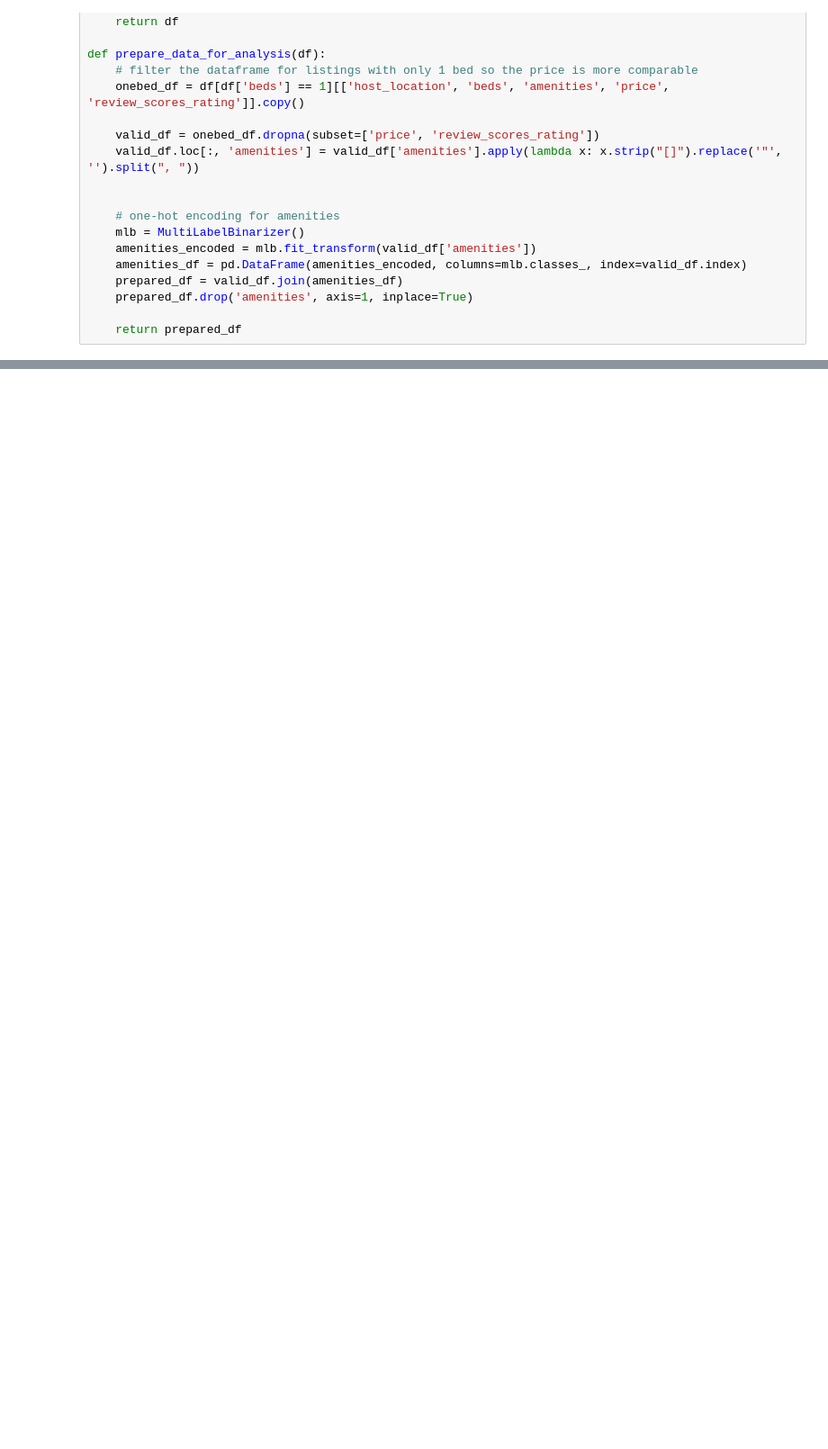
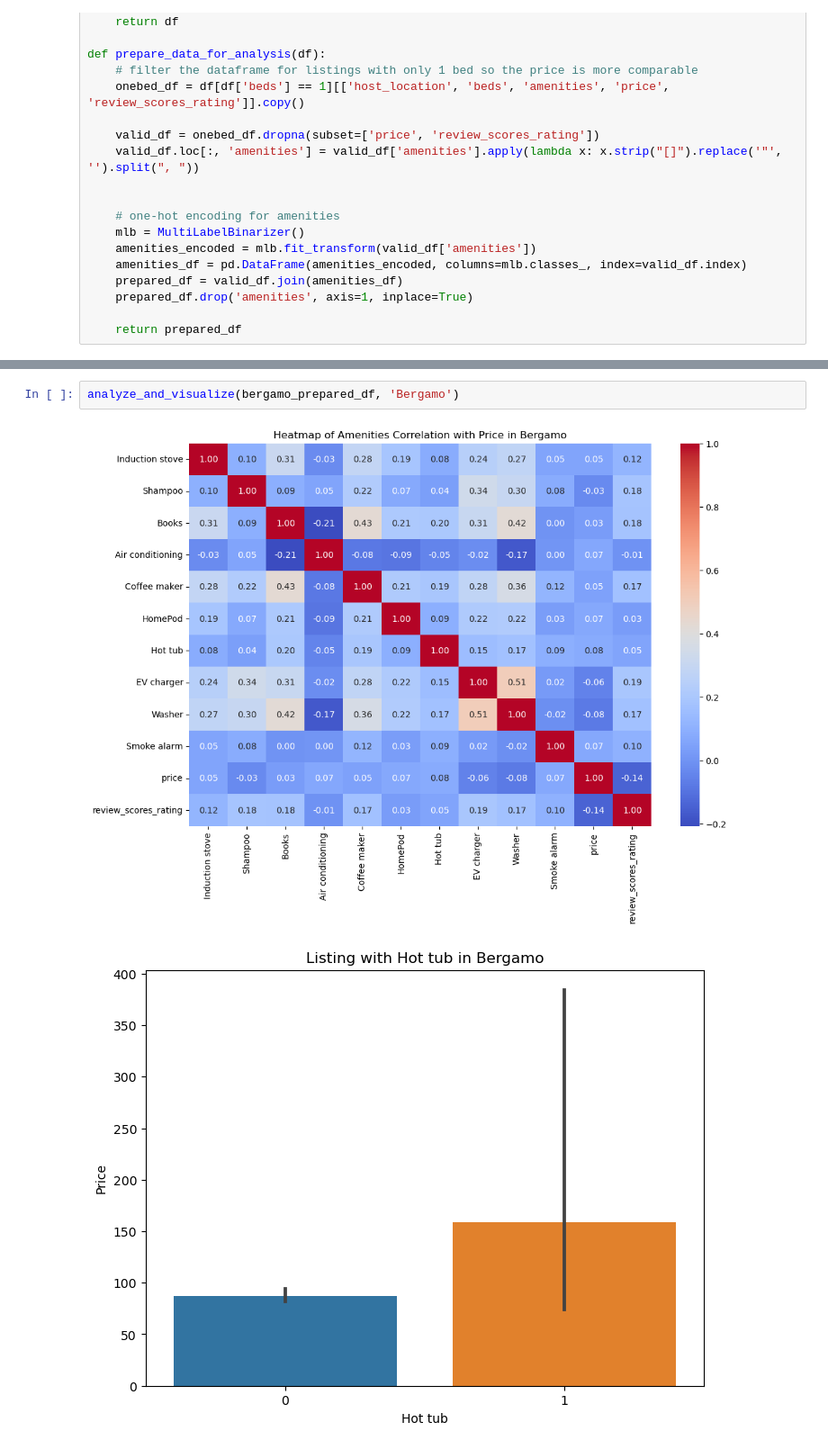
Before and after one commit to paulina-01/OpenAIr, a Jupyter notebook: rq3/RQ3_1.ipynb, the cells around one changed output, grey strips where cells are left out. Shown at 90% size. Drawn from its saved outputs; the diff is of its cells as text; blank space fills up the shorter version.

```diff
--- a/rq3/RQ3_1.ipynb
+++ b/rq3/RQ3_1.ipynb
@@ -88,0 +292,5 @@ for city_df, city_name in [(florence_prepared_df, 'Florence'), (venice_prepared_
+# %%
+analyze_and_visualize(bergamo_prepared_df, 'Bergamo')
+# %% [output]
+[figure, added]
+[figure, added]
```
Also changed, not shown: parts of 8 cells of this notebook.
